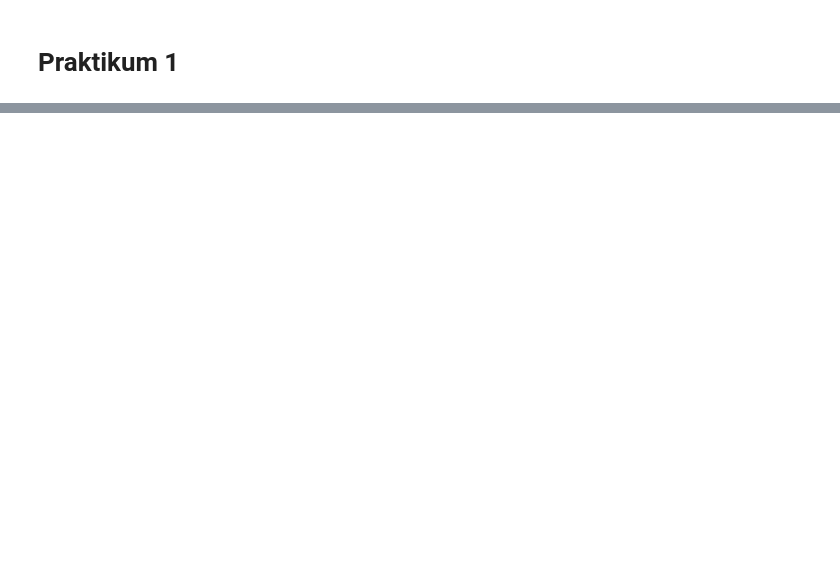
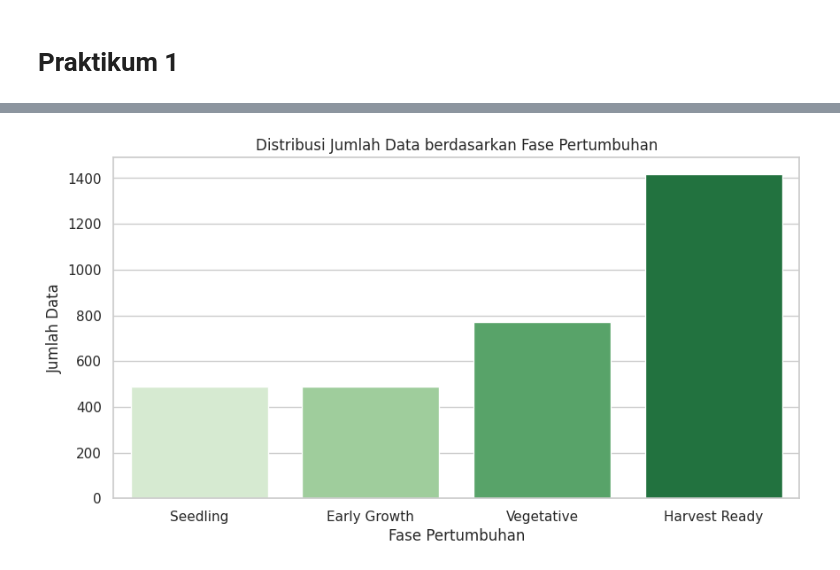
Before and after one commit to DinaKSari/244107020072_PEMBELAJARAN_MESIN, a Jupyter notebook: TG3_244107020072_DINA_KUMALA_SARI.ipynb, the cells around one changed output, grey strips where cells are left out. Cells and saved outputs as stored; diff of their text form; code cells hidden in the pictures; blank space fills up the shorter version.

Commit message:
menyelesaikan praktikum menggunakan dataset selada pbl, dan tugas breast cancer

```diff
--- a/TG3_244107020072_DINA_KUMALA_SARI.ipynb
+++ b/TG3_244107020072_DINA_KUMALA_SARI.ipynb
@@ -23,0 +64,9 @@ df.info()
+# %%
+# 1. Imputasi dengan Mean (Rata-rata)
+df['Temperature (°C)'] = df['Temperature (°C)'].fillna(df['Temperature (°C)'].mean())
+
+# 2. Imputasi dengan Nilai Konstan
+df['pH Level'] = df['pH Level'].fillna(6.5)
+
+# 3. Imputasi dengan Modus (Nilai paling sering muncul)
+df['Humidity (%)'] = df['Humidity (%)'].fillna(df['Humidity (%)'].mode()[0])
@@ -23,0 +149,71 @@ df.info()
+# %%
+import matplotlib.pyplot as plt
+import seaborn as sns
+
+# === VISUALISASI FITUR HASIL EKSTRAKSI (LETTUCE DATASET) ===
+
+sns.set_theme(style="whitegrid")
+
+# 1. Jumlah sampel berdasarkan Fase Pertumbuhan (GrowthStage)
+plt.figure(figsize=(10, 5))
+sns.countplot(
+    x="GrowthStage",
+    hue="GrowthStage",
+    data=df,
+    order=["Seedling", "Early Growth", "Vegetative", "Harvest Ready"],
+    palette="Greens",
+    legend=False
+)
+plt.title("Distribusi Jumlah Data berdasarkan Fase Pertumbuhan")
+plt.xlabel("Fase Pertumbuhan")
+plt.ylabel("Jumlah Data")
+plt.show()
+
+# 2. Rata-rata TDS (ppm) berdasarkan Fase Pertumbuhan
+plt.figure(figsize=(10, 5))
+sns.barplot(
+    x="GrowthStage",
+    y="TDS Value (ppm)",
+    hue="GrowthStage",
+    data=df,
+    order=["Seedling", "Early Growth", "Vegetative", "Harvest Ready"],
+    palette="YlGnBu",
+    legend=False
+)
+plt.title("Rata-rata Kadar TDS (ppm) berdasarkan Fase Pertumbuhan")
+plt.xlabel("Fase Pertumbuhan")
+plt.ylabel("Rata-rata TDS (ppm)")
+plt.show()
+
+# 3. Distribusi Kategori Status pH (pH_Status)
+plt.figure(figsize=(10, 5))
+sns.countplot(
+    x="pH_Status",
+    hue="pH_Status",
+    data=df,
+    order=["Acidic", "Optimal", "Alkaline"],
+    palette="Set2",
+    legend=False
+)
+plt.title("Distribusi Kategori Status pH")
+plt.xlabel("Status pH")
+plt.ylabel("Jumlah Data")
+plt.show()
+
+# 4. Rata-rata Rasio Suhu & Kelembapan berdasarkan Fase Pertumbuhan
+plt.figure(figsize=(10, 5))
+sns.barplot(
+    x="GrowthStage",
+    y="Temp_Humidity_Ratio",
+    hue="GrowthStage",
+    data=df,
+    order=["Seedling", "Early Growth", "Vegetative", "Harvest Ready"],
+    palette="coolwarm",
+    legend=False
+)
+plt.title("Rata-rata Rasio Suhu terhadap Kelembapan per Fase Pertumbuhan")
+plt.xlabel("Fase Pertumbuhan")
+plt.ylabel("Rata-rata Rasio Suhu/Kelembapan")
+plt.show()
+# %% [output]
+[figure, added]
```
Also changed, not shown: parts of 31 cells of this notebook.
